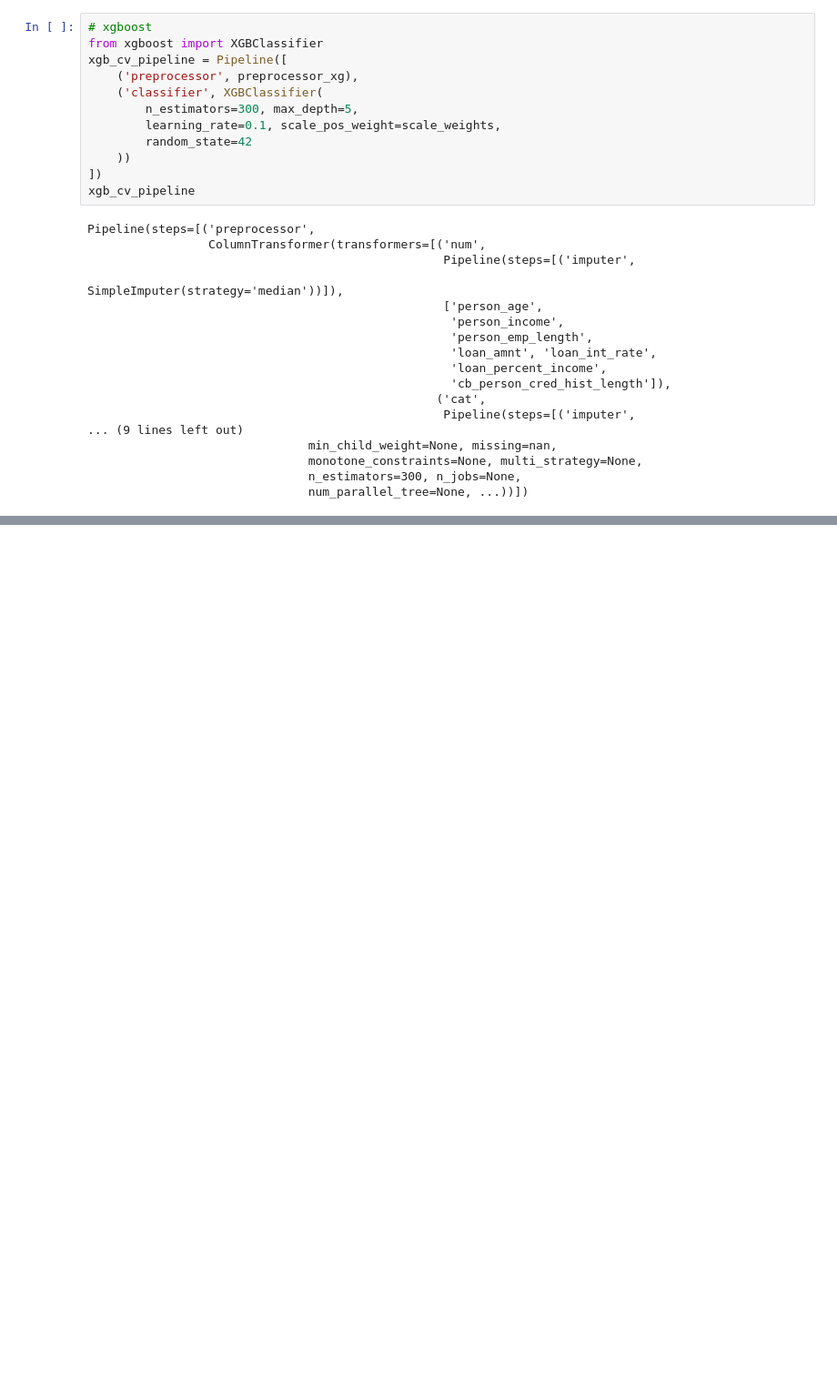
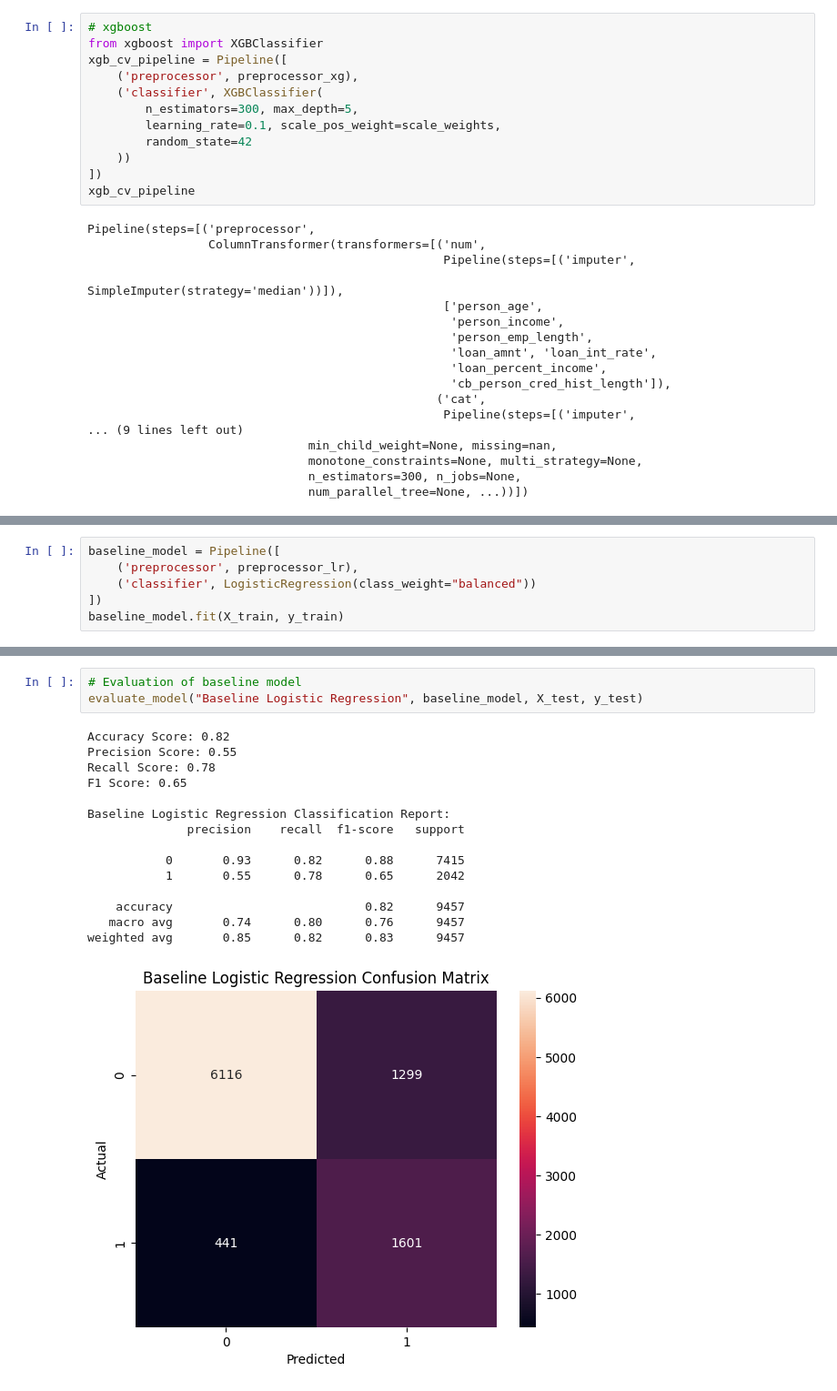
Before and after one commit to Ruhi1010/explainable_credit_risk_assessment_system, a Jupyter notebook: credit_risk.ipynb, the cells around one changed output, grey strips where cells are left out. Shown at 91% size. Cells and saved outputs as stored; diff of their text form; blank space fills up the shorter version.

```diff
--- a/credit_risk.ipynb
+++ b/credit_risk.ipynb
@@ -351,0 +440,6 @@ cv_results
+# %%
+baseline_model = Pipeline([
+    ('preprocessor', preprocessor_lr),
+    ('classifier', LogisticRegression(class_weight="balanced"))
+])
+baseline_model.fit(X_train, y_train)
@@ -351,0 +464,19 @@ cv_results
+# %%
+# Evaluation of baseline model
+evaluate_model("Baseline Logistic Regression", baseline_model, X_test, y_test)
+# %% [output]
+Accuracy Score: 0.82
+Precision Score: 0.55
+Recall Score: 0.78
+F1 Score: 0.65
+
+Baseline Logistic Regression Classification Report:
+              precision    recall  f1-score   support
+
+           0       0.93      0.82      0.88      7415
+           1       0.55      0.78      0.65      2042
+
+    accuracy                           0.82      9457
+   macro avg       0.74      0.80      0.76      9457
+weighted avg       0.85      0.82      0.83      9457
+[figure, added]
```
Also changed, not shown: parts of 25 cells of this notebook.
